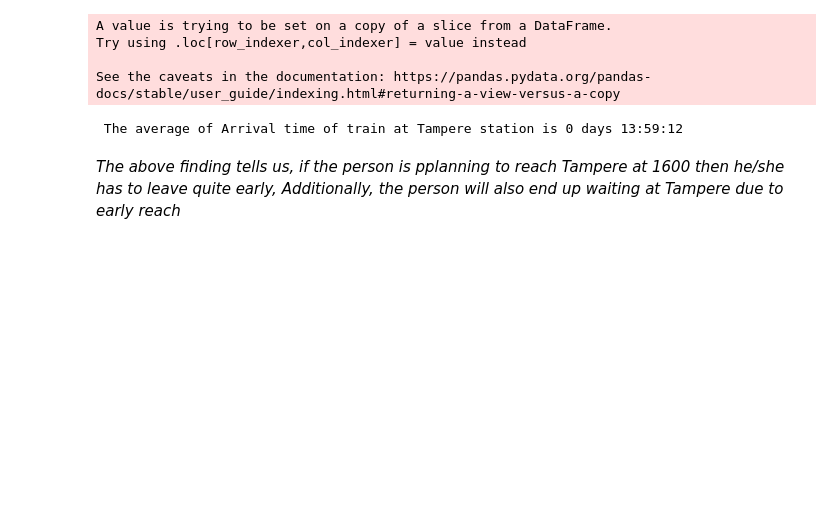
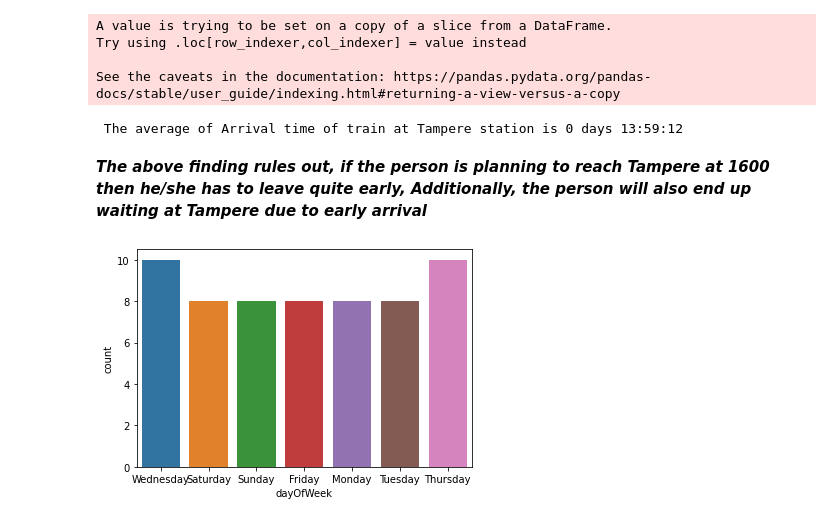
Before and after one commit to poddardelhi/finland-train_eda, a Jupyter notebook: finland_train.ipynb, the cells around one changed output. Saved outputs shown, nothing was run; the diff lists cells and outputs as text; code cells hidden in the pictures; blank space fills up the shorter version.

```diff
--- a/finland_train.ipynb
+++ b/finland_train.ipynb
@@ -317,4 +310,8 @@ print("\n The average of Arrival time of train at Tampere station is {}".format(
 # %% [output]
  The average of Arrival time of train at Tampere station is 0 days 13:59:12
 # %% [markdown]
-*The above finding tells us, if the person is pplanning to reach Tampere at 1600 then he/she has to leave quite early, Additionally, the person will also end up waiting at Tampere due to early reach*
+***The above finding rules out, if the person is planning to reach Tampere at 1600 then he/she has to leave quite early, Additionally, the person will also end up waiting at Tampere due to early arrival***
+# %%
+sns.countplot(df_TPE_clean['dayOfWeek']);
+# %% [output]
+[figure, added]
```
Also changed, not shown: parts of 13 cells of this notebook.
